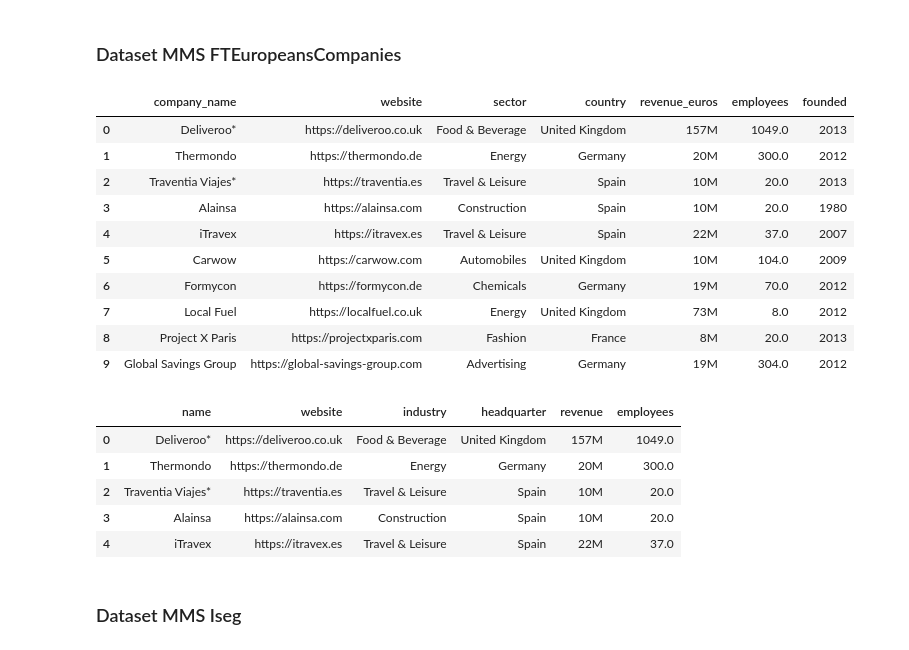
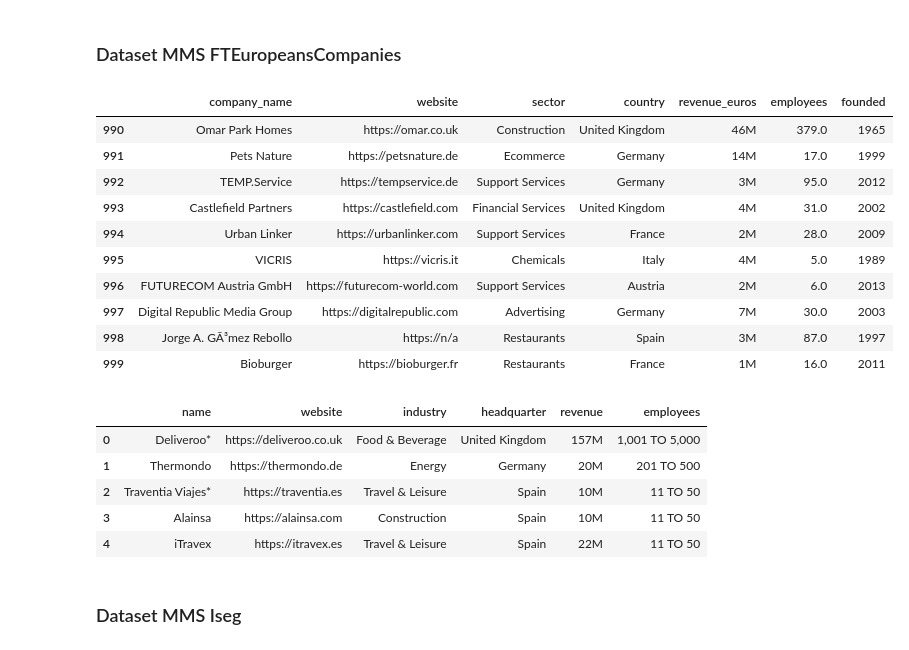
Before and after one commit to samuel-esp/IngDati-Progetto, a Jupyter notebook: SchemaAlignmentCompanies.ipynb, the cells around one changed output. Drawn from its saved outputs; the diff is of its cells as text; code cells hidden in the pictures.

```diff
--- a/SchemaAlignmentCompanies.ipynb
+++ b/SchemaAlignmentCompanies.ipynb
@@ -427,21 +470,21 @@ hphorizon.head()
 # %%
 path = 'sources/aziende/ftEuropeanCompanies2018.csv'
 
 with open(path, 'r', encoding='utf-8') as f:
     mmsft = pd.read_csv(path, sep=';|"', engine='python').dropna(how='all', axis=1)
-mmsft.head(10)
+mmsft.tail(10)
 # %% [output]
 |  | company_name | website | sector | country | revenue_euros | employees | founded |
-| 0 | Deliveroo* | https://deliveroo.co.uk | Food & Beverage | United Kingdom | 157M | 1049.0 | 2013 |
-| 1 | Thermondo | https://thermondo.de | Energy | Germany | 20M | 300.0 | 2012 |
-| 2 | Traventia Viajes* | https://traventia.es | Travel & Leisure | Spain | 10M | 20.0 | 2013 |
-| 3 | Alainsa | https://alainsa.com | Construction | Spain | 10M | 20.0 | 1980 |
-| 4 | iTravex | https://itravex.es | Travel & Leisure | Spain | 22M | 37.0 | 2007 |
-| 5 | Carwow | https://carwow.com | Automobiles | United Kingdom | 10M | 104.0 | 2009 |
-| 6 | Formycon | https://formycon.de | Chemicals | Germany | 19M | 70.0 | 2012 |
-| 7 | Local Fuel | https://localfuel.co.uk | Energy | United Kingdom | 73M | 8.0 | 2012 |
-| 8 | Project X Paris | https://projectxparis.com | Fashion | France | 8M | 20.0 | 2013 |
-| 9 | Global Savings Group | https://global-savings-group.com | Advertising | Germany | 19M | 304.0 | 2012 |
+| 990 | Omar Park Homes | https://omar.co.uk | Construction | United Kingdom | 46M | 379.0 | 1965 |
+| 991 | Pets Nature | https://petsnature.de | Ecommerce | Germany | 14M | 17.0 | 1999 |
+| 992 | TEMP.Service | https://tempservice.de | Support Services | Germany | 3M | 95.0 | 2012 |
+| 993 | Castlefield Partners | https://castlefield.com | Financial Services | United Kingdom | 4M | 31.0 | 2002 |
+| 994 | Urban Linker | https://urbanlinker.com | Support Services | France | 2M | 28.0 | 2009 |
+| 995 | VICRIS | https://vicris.it | Chemicals | Italy | 4M | 5.0 | 1989 |
+| 996 | FUTURECOM Austria GmbH | https://futurecom-world.com | Support Services | Austria | 2M | 6.0 | 2013 |
+| 997 | Digital Republic Media Group | https://digitalrepublic.com | Advertising | Germany | 7M | 30.0 | 2003 |
+| 998 | Jorge A. GÃ³mez Rebollo | https://n/a | Restaurants | Spain | 3M | 87.0 | 1997 |
+| 999 | Bioburger | https://bioburger.fr | Restaurants | France | 1M | 16.0 | 2011 |
 # %%
 toDrop = ['founded']
 mmsft = mmsft.drop(toDrop, axis=1)
@@ -450,14 +493,17 @@ mmsft.rename(columns={'company_name':'name'}, inplace=True)
 mmsft.rename(columns={'sector':'industry'}, inplace=True)
 mmsft.rename(columns={'country':'headquarter'}, inplace=True)
 mmsft.rename(columns={'revenue_euros':'revenue'}, inplace=True)
+mmsft['employees'] = mmsft['employees'].replace('NaN', np.nan)
+mmsft['employees'] = mmsft['employees'].astype('Int64')
+mmsft['employees']= mmsft.apply(lambda x: pd.NA if pd.isna(x['employees']) else employees_range(x['employees']), axis=1)
 mmsft.head()
 # %% [output]
 |  | name | website | industry | headquarter | revenue | employees |
-| 0 | Deliveroo* | https://deliveroo.co.uk | Food & Beverage | United Kingdom | 157M | 1049.0 |
-| 1 | Thermondo | https://thermondo.de | Energy | Germany | 20M | 300.0 |
-| 2 | Traventia Viajes* | https://traventia.es | Travel & Leisure | Spain | 10M | 20.0 |
-| 3 | Alainsa | https://alainsa.com | Construction | Spain | 10M | 20.0 |
-| 4 | iTravex | https://itravex.es | Travel & Leisure | Spain | 22M | 37.0 |
+| 0 | Deliveroo* | https://deliveroo.co.uk | Food & Beverage | United Kingdom | 157M | 1,001 TO 5,000 |
+| 1 | Thermondo | https://thermondo.de | Energy | Germany | 20M | 201 TO 500 |
+| 2 | Traventia Viajes* | https://traventia.es | Travel & Leisure | Spain | 10M | 11 TO 50 |
+| 3 | Alainsa | https://alainsa.com | Construction | Spain | 10M | 11 TO 50 |
+| 4 | iTravex | https://itravex.es | Travel & Leisure | Spain | 22M | 11 TO 50 |
 # %% [markdown]
 ### Dataset MMS Iseg
 # %%
```
Also changed, not shown: parts of 21 cells of this notebook.
